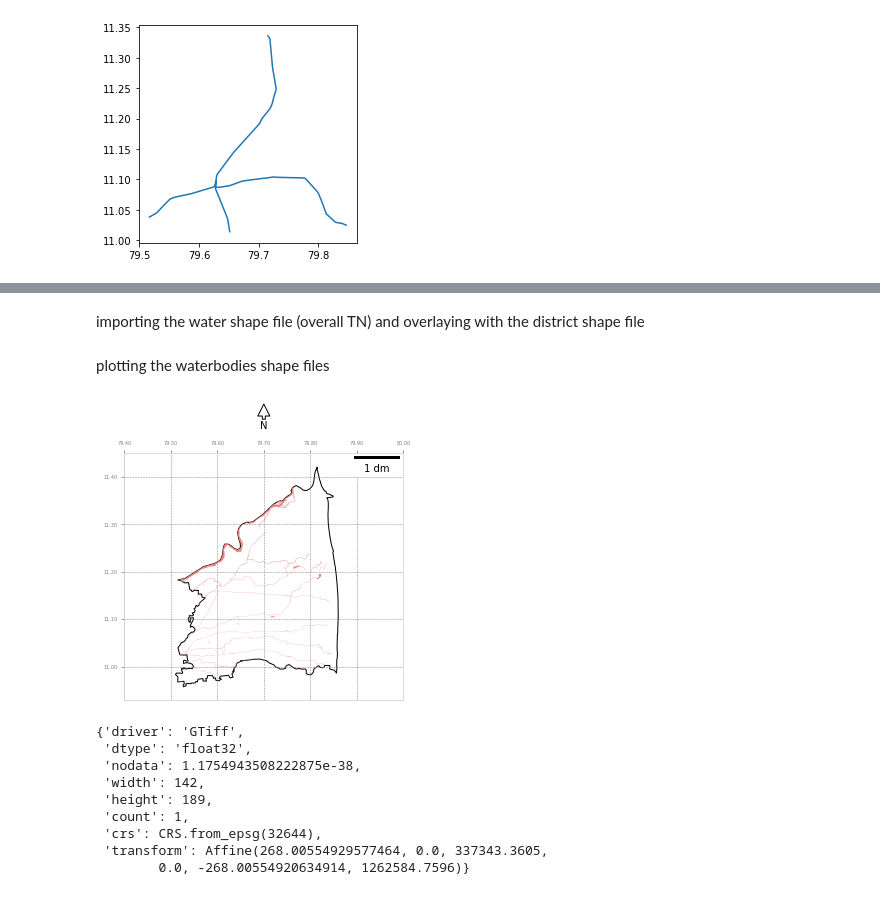
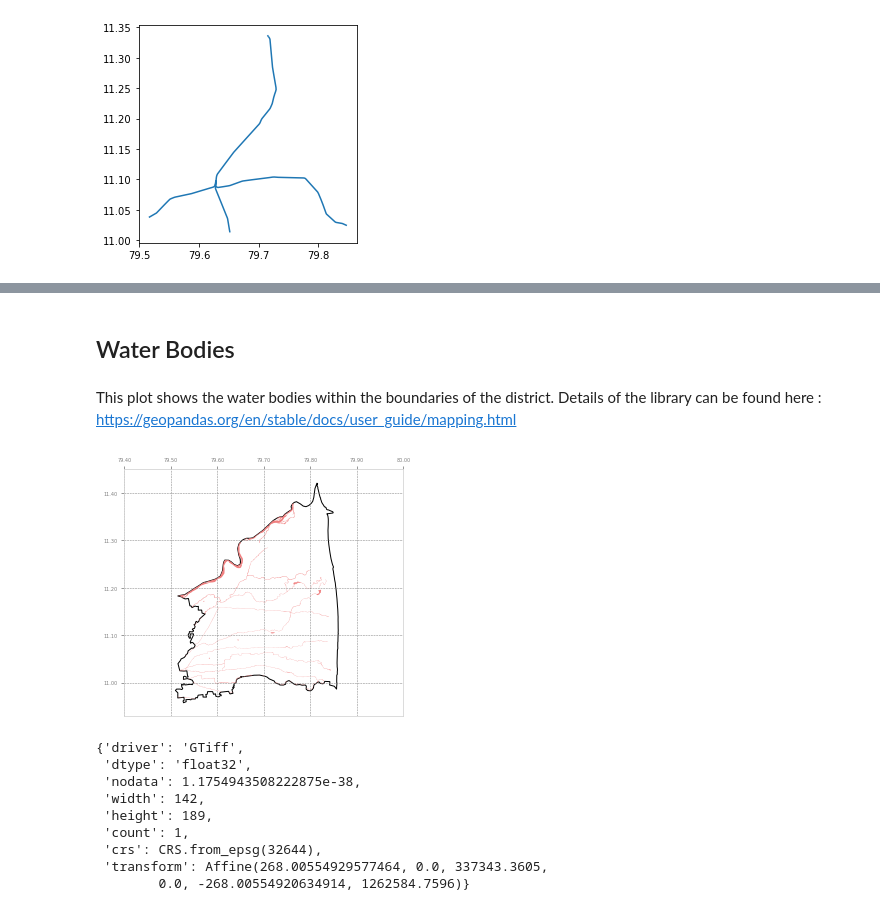
Before and after one commit to NilimaKD/lila-reports, a Jupyter notebook: LILA visuals.ipynb, the cells around one changed output, grey strips where cells are left out. Cells and saved outputs as stored; diff of their text form; code cells hidden in the pictures.

```diff
--- a/LILA visuals.ipynb
+++ b/LILA visuals.ipynb
@@ -327,5 +327,5 @@ plt.show()
-# %% [markdown]
-importing the water shape file (overall TN) and overlaying with the district shape file
+# %% [markdown]
+## Water Bodies
 # %%
-water = read_df_UT("Practice/water_TN.shp")
-water_merge = overlay(water,_shp_district,how ="intersection")
+_shp_water = read_df_UT("Practice/water_TN.shp")
+_shp_dst_water = overlay(_shp_water,_shp_district,how ="intersection")
@@ -334,34 +332,33 @@ water_merge = overlay(water,_shp_district,how ="intersection")
-# %% [markdown]
-plotting the waterbodies shape files
+# %% [markdown]
+This plot shows the water bodies within the boundaries of the district.
+Details of the library can be found here : https://geopandas.org/en/stable/docs/user_guide/mapping.html
 # %%
-ax = _shp_district.plot(figsize=(5,5),color="none",zorder=1)
-x =water_merge.plot(color="lightcoral",ax =ax)
-ax.xaxis.tick_top()
+_plt_district = _shp_district.plot(figsize=(5,5),color="none",zorder=1)
+
+_shp_dst_water.plot(color="lightcoral",ax =_plt_district)
+
+_plt_district.xaxis.tick_top()
+
 plt.xlim(79.40,80.00)
 plt.ylim(10.93,11.45)
+
 plt.grid(color="grey",linestyle = '--', linewidth = 0.50)
-# plt.legend(loc='lower right')
-# plt.ticklabel_format(axis="both")
-ax.xaxis.set_major_formatter(FormatStrFormatter('%.2f'))
-ax.yaxis.set_major_formatter(FormatStrFormatter('%.2f'))
-ax.tick_params(axis='x', colors='grey')
-ax.tick_params(axis='y', colors='grey')
-ax.add_artist(ScaleBar(1))
-ax.tick_params(axis='x', labelsize=5)
-ax.tick_params(axis='y', labelsize=5)
-x1, y1, arrow_length = 0.5, 1.2, 0.09
-ax.annotate('N', xy=(x1, y1), xytext=(x1, y1-arrow_length),
-            arrowprops=dict(facecolor='none', width=3, headwidth=12),
-            ha='center', va='center', fontsize=10,
-            xycoords=ax.transAxes)
-ax.spines['bottom'].set_color('lightgrey')
-ax.spines['top'].set_color('lightgrey')
-ax.spines['right'].set_color('lightgrey')
-ax.spines['left'].set_color('lightgrey')
-plt.savefig(get_in_workdir("water.jpg"),dpi =1500)
+
+_plt_district.xaxis.set_major_formatter(FormatStrFormatter('%.2f'))
+_plt_district.yaxis.set_major_formatter(FormatStrFormatter('%.2f'))
+
+_plt_district.tick_params(axis='x', colors='grey', labelsize=5)
+_plt_district.tick_params(axis='y', colors='grey', labelsize=5)
+
+_plt_district.spines['bottom'].set_color('lightgrey')
+_plt_district.spines['top'].set_color('lightgrey')
+_plt_district.spines['right'].set_color('lightgrey')
+_plt_district.spines['left'].set_color('lightgrey')
+
+# plt.savefig(get_in_workdir("water.jpg"),dpi =1500)
 plt.show()
 # %% [output]
-[figure, old version]
+[figure, new version]
 # %%
 def read_raster_UT_path(path):
     return rasterio.open(path)
```
Also changed, not shown: parts of 4 cells of this notebook.
